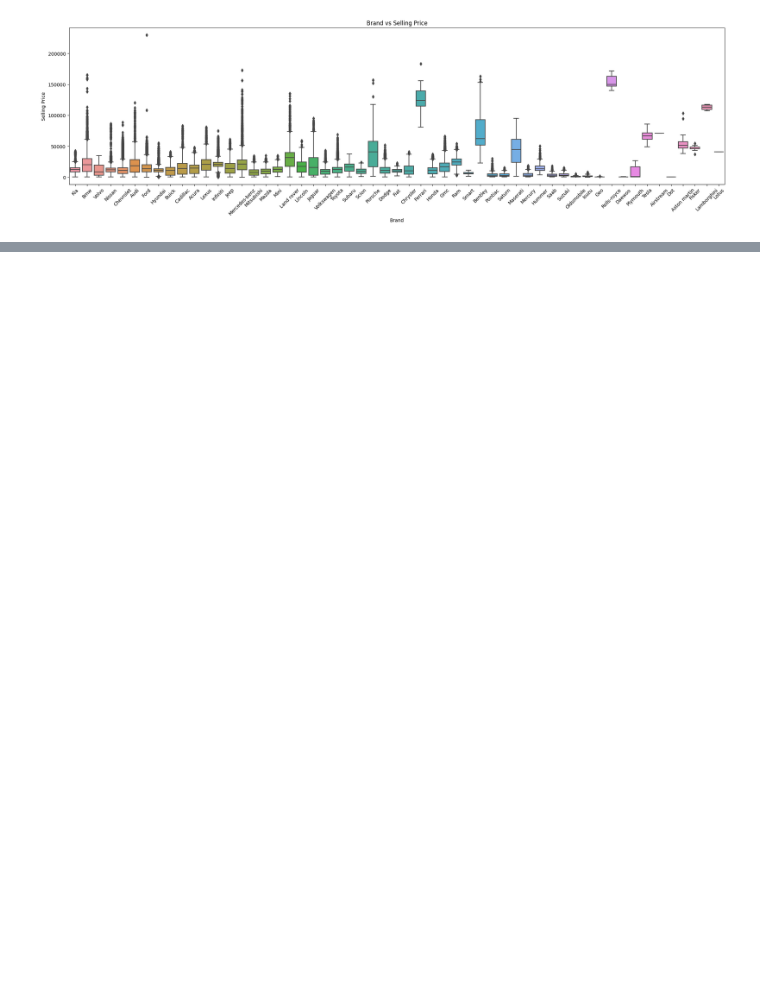
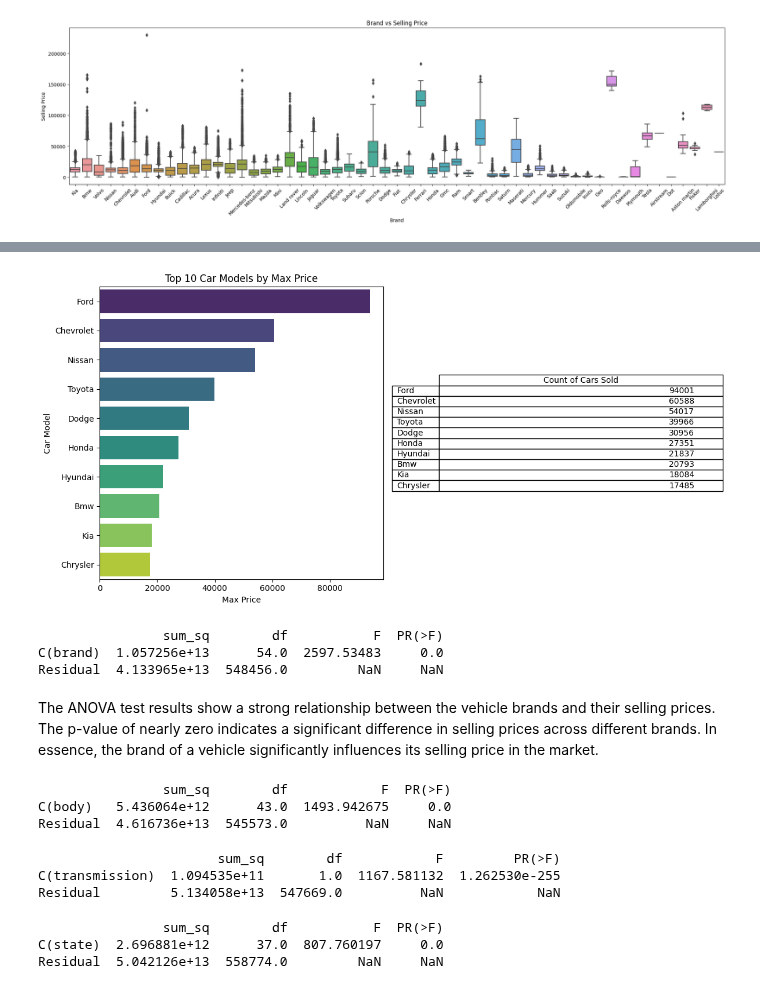
Before and after one commit to maxheijmans/AIM4B_Group1, a Jupyter notebook: UsedCarAuctionPrices/EDA_UsedCarAuctionPrices.ipynb, the cells around one changed output, grey strips where cells are left out. Cells and saved outputs as stored; diff of their text form; code cells hidden in the pictures; blank space fills up the shorter version.

```diff
--- a/UsedCarAuctionPrices/EDA_UsedCarAuctionPrices.ipynb
+++ b/UsedCarAuctionPrices/EDA_UsedCarAuctionPrices.ipynb
@@ -387,0 +544,67 @@ plt.show()
+# %%
+# Grouping by 'brand' and getting count of cars sold
+cars_count = car_df['brand'].value_counts()
+
+# Selecting top 10 car brands based on max selling price
+top_car_brands = cars_count.head(10)
+
+# Plotting a bar chart showing max selling price for top 10 car brands
+plt.figure(figsize=(12, 6))
+
+# Subplot for the bar chart
+plt.subplot(1, 2, 1)
+sns.barplot(x=top_car_brands.values, y=top_car_brands.index, palette='viridis')
+plt.title('Top 10 Car Models by Max Price')
+plt.xlabel('Max Price')
+plt.ylabel('Car Model')
+
+# Subplot for the table showing count of cars sold
+plt.subplot(1, 2, 2)
+plt.table(cellText=top_car_brands.values.reshape(-1, 1),
+          rowLabels=top_car_brands.index,
+          colLabels=['Count of Cars Sold'],
+          loc='center')
+plt.axis('off')  # Hide axis for the table
+
+plt.tight_layout()
+plt.show()
+# %% [output]
+[figure, added]
+# %%
+# Performing ANOVA for 'brand' and 'sellingprice'
+model = ols('sellingprice ~ C(brand)', data=car_df).fit()
+anova_table = sm.stats.anova_lm(model, typ=2)
+print(anova_table)
+# %% [output]
+                sum_sq        df           F  PR(>F)
+C(brand)  1.057256e+13      54.0  2597.53483     0.0
+Residual  4.133965e+13  548456.0         NaN     NaN
+# %% [markdown]
+The ANOVA test results show a strong relationship between the vehicle brands and their selling prices. The p-value of nearly zero indicates a significant difference in selling prices across different brands. In essence, the brand of a vehicle significantly influences its selling price in the market.
+# %%
+# Performing ANOVA for 'brand' and 'sellingprice'
+model = ols('sellingprice ~ C(body)', data=car_df).fit()
+anova_table = sm.stats.anova_lm(model, typ=2)
+print(anova_table)
+# %% [output]
+                sum_sq        df            F  PR(>F)
+C(body)   5.436064e+12      43.0  1493.942675     0.0
+Residual  4.616736e+13  545573.0          NaN     NaN
+# %%
+# Performing ANOVA for 'brand' and 'sellingprice'
+model = ols('sellingprice ~ C(transmission)', data=car_df).fit()
+anova_table = sm.stats.anova_lm(model, typ=2)
+print(anova_table)
+# %% [output]
+                       sum_sq        df            F         PR(>F)
+C(transmission)  1.094535e+11       1.0  1167.581132  1.262530e-255
+Residual         5.134058e+13  547669.0          NaN            NaN
+# %%
+# Performing ANOVA for 'brand' and 'sellingprice'
+model = ols('sellingprice ~ C(state)', data=car_df).fit()
+anova_table = sm.stats.anova_lm(model, typ=2)
+print(anova_table)
+# %% [output]
+                sum_sq        df           F  PR(>F)
+C(state)  2.696881e+12      37.0  807.760197     0.0
+Residual  5.042126e+13  558774.0         NaN     NaN
```
Also changed, not shown: parts of 15 cells of this notebook.
